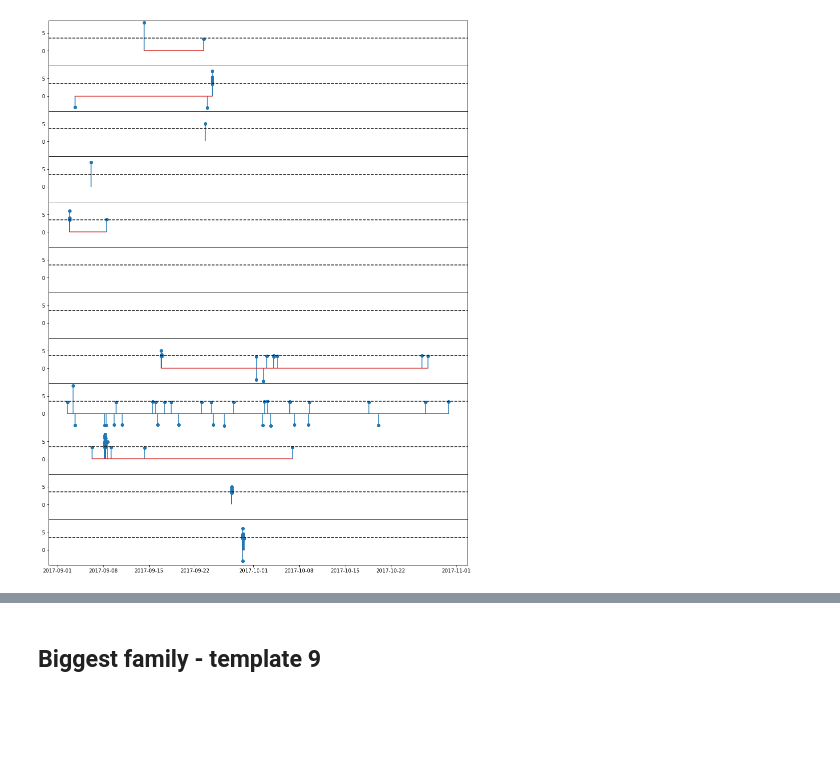
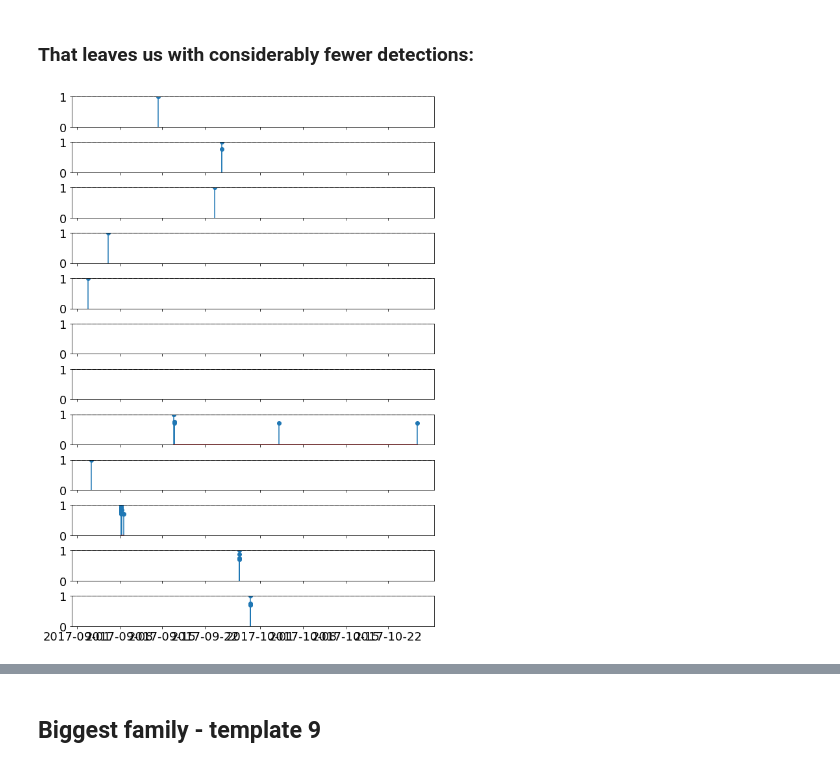
Before and after one commit to zoekrauss/endeavour_clustering, a Jupyter notebook: read_detections.ipynb, the cells around one changed output, grey strips where cells are left out. Cells and saved outputs as stored; diff of their text form; code cells hidden in the pictures; blank space fills up the shorter version.

Commit message:
plotting

```diff
--- a/read_detections.ipynb
+++ b/read_detections.ipynb
@@ -13,6 +14,3 @@ from datetime import datetime
-# %%
-party = eqcorrscan.core.match_filter.party.Party().read('detections_sep2017/party_09_01_2019.tgz')
-client = Client('IRIS')
 # %%
 path = 'detections_sep2017/'
 t1 = datetime(2017,9,1)
@@ -129,7 +243,7 @@ Family of 1 detections from template growclust16_ev520891
 # %%
-# Remove detections with average cross correlation < 0.8
+# Remove detections with average cross correlation < threshold
 
-cc_thresh = 0.85
+cc_thresh = 0.7
 
 filtered_families = []
 for family in party:
@@ -147,15 +258,0 @@ party = eqcorrscan.core.match_filter.party.Party(families=filtered_families)
-# %%
-# Remove detections with threshold < 3.2, which is a good cut-off from visual inspection for truly similar waveforms
-
-cc_thresh = 4
-
-filtered_families = []
-for family in party:
-    keep = []
-    for det in family:
-        if det.detect_val > cc_thresh:
-            keep.append(det)
-    fam = eqcorrscan.core.match_filter.family.Family(family.template,detections=keep)
-    filtered_families.append(fam)
-
-party = eqcorrscan.core.match_filter.party.Party(families=filtered_families)
@@ -202,13 +259,21 @@ for i,pick in enumerate(det.event.picks):
+# %% [markdown]
+### That leaves us with considerably fewer detections:
 # %%
-fig = plt.figure(figsize=(15, 20))
-axs = fig.subplots(len(party.families), 1, gridspec_kw={'hspace': 0},sharey=True,sharex=True)
+fig = plt.figure(figsize=(10,15))
+axs = fig.subplots(len(party.families), 1, gridspec_kw={'hspace': 0.5},sharey=True,sharex=True)
 
 for i,family in enumerate(party):
     times = [detection.detect_time.datetime for detection in family.detections]
     vals = [detection.detect_val for detection in family.detections]
+    thresh = [detection.threshold for detection in family.detections]
+    chans = [detection.no_chans for detection in family.detections]
+    av_chan_corrs = []
+    for j,val in enumerate(vals):
+        av_chan_corrs.append((vals[j]/chans[j]))
 
     if len(times) > 0:
-        axs[i].stem(times,vals)
-    axs[i].axhline(3.5,color='k',linestyle='--')
+        axs[i].stem(times,av_chan_corrs)
+    axs[i].axhline(1,color='k',linestyle='--')
+    axs[i].set_ylim(0,1)
 # %% [output]
-[figure, old version]
+[figure, new version]
```
Also changed, not shown: parts of 27 cells of this notebook, 1 other file.
